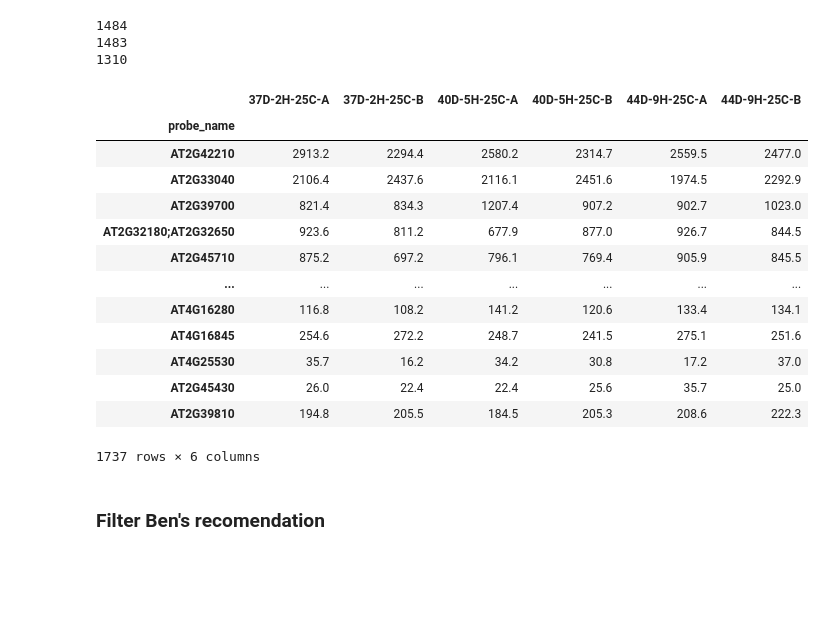
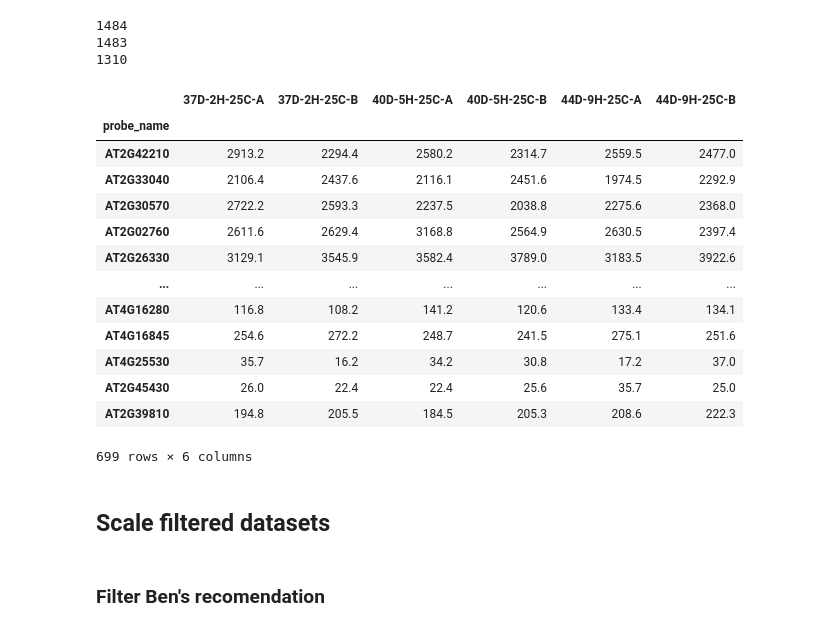
Before and after one commit to camilababo/BIONIC, a Jupyter notebook: input_files/data_pre_processing.ipynb, the cells around one changed output. Cells and saved outputs as stored; diff of their text form; code cells hidden in the pictures; blank space fills up the shorter version.

```diff
--- a/input_files/data_pre_processing.ipynb
+++ b/input_files/data_pre_processing.ipynb
@@ -349,32 +350,34 @@ filtered_twenty_five_mad.to_csv("../outputs/separate_conditions/filtered_twenty_
 # %%
 def add_all_flowering_genes(original_dataset, filtered_dataset, flowering_mapping_file, output_file):
     original_dataset = pd.read_csv(original_dataset, index_col=0)
     filtered_dataset = pd.read_csv(filtered_dataset, index_col=0)
 
     with open(flowering_mapping_file, 'r') as f:
             flowering_genes = [line.strip() for line in f]
 
     matching_flowering_genes = original_dataset.loc[original_dataset.index.isin(flowering_genes)]
 
     filtered_data = pd.concat([filtered_dataset, matching_flowering_genes])
     filtered_data.to_csv(output_file)
     return filtered_data
 
-add_all_flowering_genes("../outputs/separate_conditions/sixteen_df_probe.csv", "../outputs/separate_conditions/filtered_sixteen_mad.csv", "../gene_mapping/flowerid_locus.txt", "../outputs/separate_conditions/16mad_flowering.csv")
+add_all_flowering_genes("../outputs/separate_conditions/mad/sixteen_df_probe.csv", "../outputs/separate_conditions/mad/filtered4_sixteen_mad.csv", "../gene_mapping/flowerid_locus.txt", "../outputs/separate_conditions/mad/16mad_flowfilt4.csv")
 
-add_all_flowering_genes("../outputs/separate_conditions/twenty_five_df_probe.csv", "../outputs/separate_conditions/filtered_twenty_five_mad.csv", "../gene_mapping/flowerid_locus.txt", "../outputs/separate_conditions/25mad_flowering.csv")
+add_all_flowering_genes("../outputs/separate_conditions/mad/twenty_five_df_probe.csv", "../outputs/separate_conditions/mad/filtered4_twenty_five_mad.csv", "../gene_mapping/flowerid_locus.txt", "../outputs/separate_conditions/mad/25mad_flowfilt4.csv")
 # %% [output]
 |  | 37D-2H-25C-A | 37D-2H-25C-B | 40D-5H-25C-A | 40D-5H-25C-B | 44D-9H-25C-A | 44D-9H-25C-B |
 | probe_name |  |  |  |  |  |  |
 | AT2G42210 | 2913.2 | 2294.4 | 2580.2 | 2314.7 | 2559.5 | 2477.0 |
 | AT2G33040 | 2106.4 | 2437.6 | 2116.1 | 2451.6 | 1974.5 | 2292.9 |
-| AT2G39700 | 821.4 | 834.3 | 1207.4 | 907.2 | 902.7 | 1023.0 |
-| AT2G32180;AT2G32650 | 923.6 | 811.2 | 677.9 | 877.0 | 926.7 | 844.5 |
-| AT2G45710 | 875.2 | 697.2 | 796.1 | 769.4 | 905.9 | 845.5 |
+| AT2G30570 | 2722.2 | 2593.3 | 2237.5 | 2038.8 | 2275.6 | 2368.0 |
+| AT2G02760 | 2611.6 | 2629.4 | 3168.8 | 2564.9 | 2630.5 | 2397.4 |
+| AT2G26330 | 3129.1 | 3545.9 | 3582.4 | 3789.0 | 3183.5 | 3922.6 |
 | ... | ... | ... | ... | ... | ... | ... |
 | AT4G16280 | 116.8 | 108.2 | 141.2 | 120.6 | 133.4 | 134.1 |
 | AT4G16845 | 254.6 | 272.2 | 248.7 | 241.5 | 275.1 | 251.6 |
 | AT4G25530 | 35.7 | 16.2 | 34.2 | 30.8 | 17.2 | 37.0 |
 | AT2G45430 | 26.0 | 22.4 | 22.4 | 25.6 | 35.7 | 25.0 |
 | AT2G39810 | 194.8 | 205.5 | 184.5 | 205.3 | 208.6 | 222.3 |
-1737 rows × 6 columns
+699 rows × 6 columns
+# %% [markdown]
+## Scale filtered datasets
```
Also changed, not shown: parts of 51 cells of this notebook, 24 other files.
